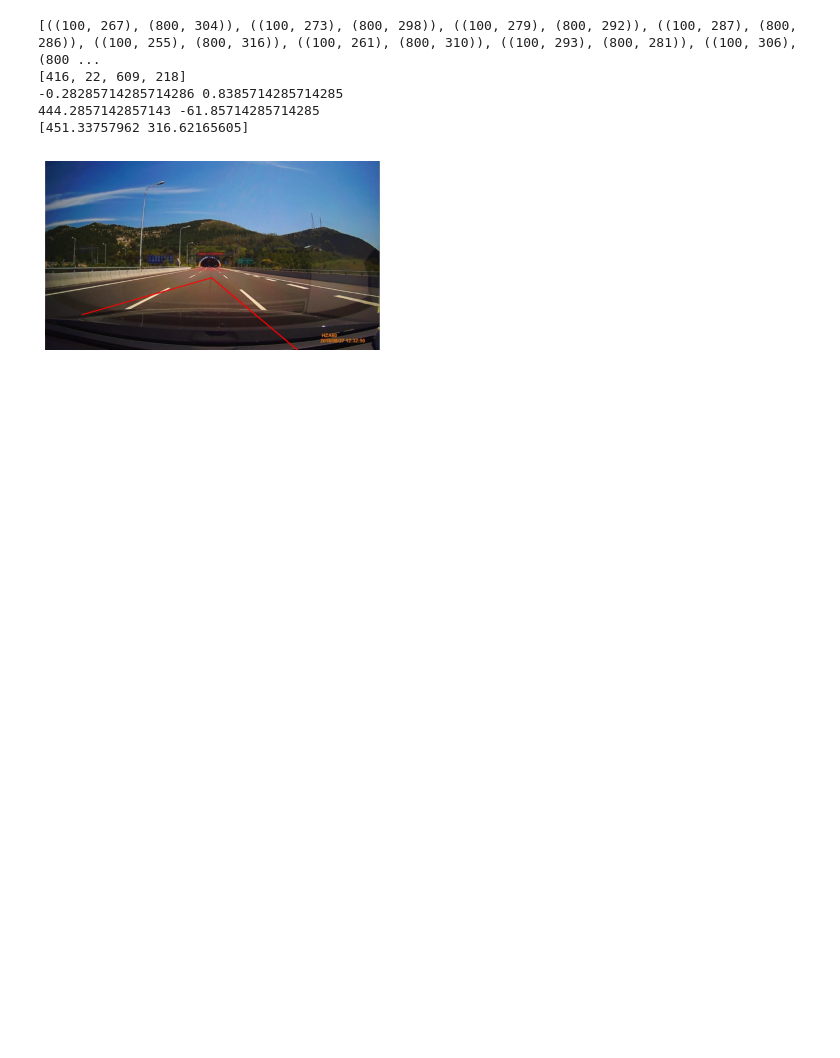
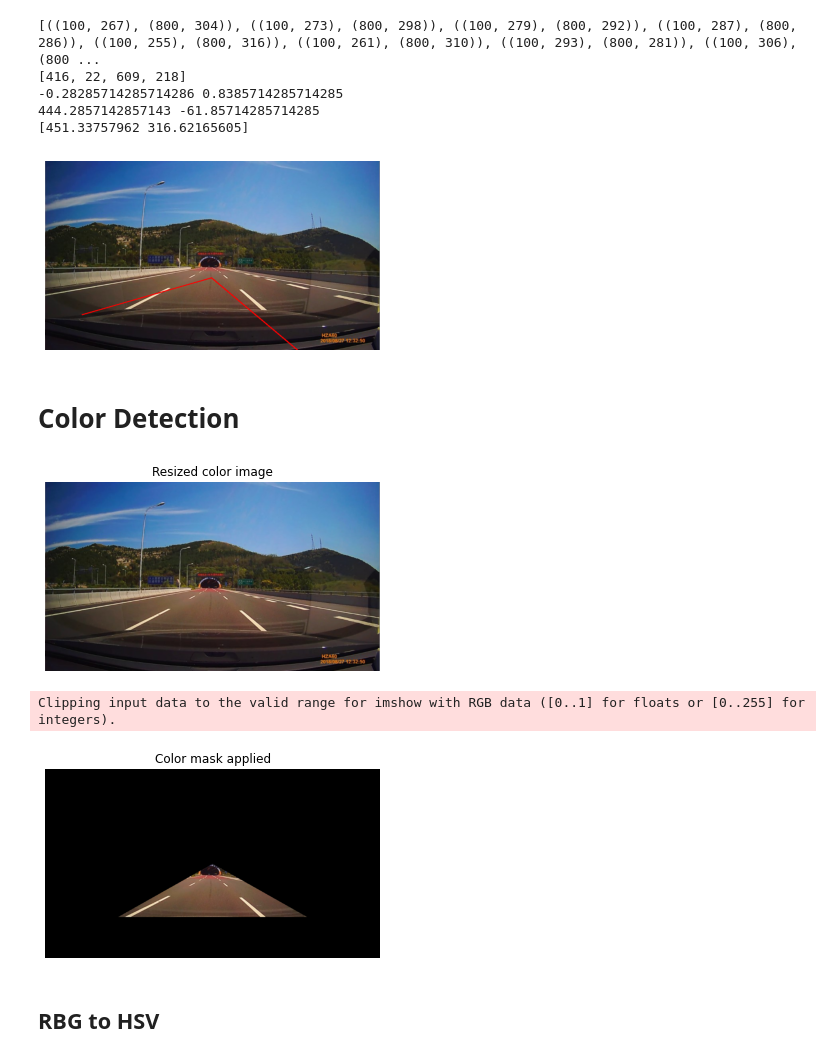
Before and after one commit to Beepbloop/lane_detection, a Jupyter notebook: EntireProcess.ipynb, the cells around one changed output. Saved outputs shown, nothing was run; the diff lists cells and outputs as text; code cells hidden in the pictures; blank space fills up the shorter version.

Commit message:
Add RGB to HSV and color masking to entire process

```diff
--- a/EntireProcess.ipynb
+++ b/EntireProcess.ipynb
@@ -386,3 +386,24 @@ plt.show()
 444.2857142857143 -61.85714285714285
 [451.33757962 316.62165605]
 [figure]
+# %% [markdown]
+# Color Detection
+# %%
+# Mask is a zero matrix
+# fillMask fills an empty numpy array with 255 for pixels that fits inside the defined triangle
+def fillMaskColor(mask, h, w):
+    bottom_left = (h, 0)
+    middle = (int(h/2), int(w/2))
+    bottom_right = (h, w)
+
+    for x, row in enumerate(mask):
+        for y, col in enumerate(row):
+            # Applying equations to left_bound and right_bound
+            left_bound = (h - x) * middle[1] / middle[0]
+            right_bound = x * middle[1] / middle[0]
+            if y > left_bound and y < right_bound and x <= 400:
+                mask[x][y][0] = 255 #red
+                mask[x][y][1] = 255 #green
+                mask[x][y][2] = 255 #blue
+
+    return mask
@@ -388,0 +420,28 @@ plt.show()
+# %%
+#add original image back
+orig_img = np.array(pil_im)
+plt.imshow(orig_img)
+plt.title('Resized color image')
+plt.axis('off')
+plt.show()
+
+rows = orig_img.shape[0]
+cols = orig_img.shape[1]
+colorMask = np.zeros((rows, cols, 3))
+colorMask = fillMaskColor(colorMask, rows, cols)
+plt.imshow(colorMask)
+plt.title('Color mask')
+plt.axis('off')
+plt.show
+
+croppedImageColor = apply_mask(orig_img, mask)
+plt.imshow(croppedImageColor)
+plt.title('Color mask applied')
+plt.axis('off')
+plt.show()
+# %% [output]
+[figure, added]
+Clipping input data to the valid range for imshow with RGB data ([0..1] for floats or [0..255] for integers).
+[figure, added]
+# %% [markdown]
+## RBG to HSV
```
Also changed, not shown: parts of 5 cells of this notebook.
